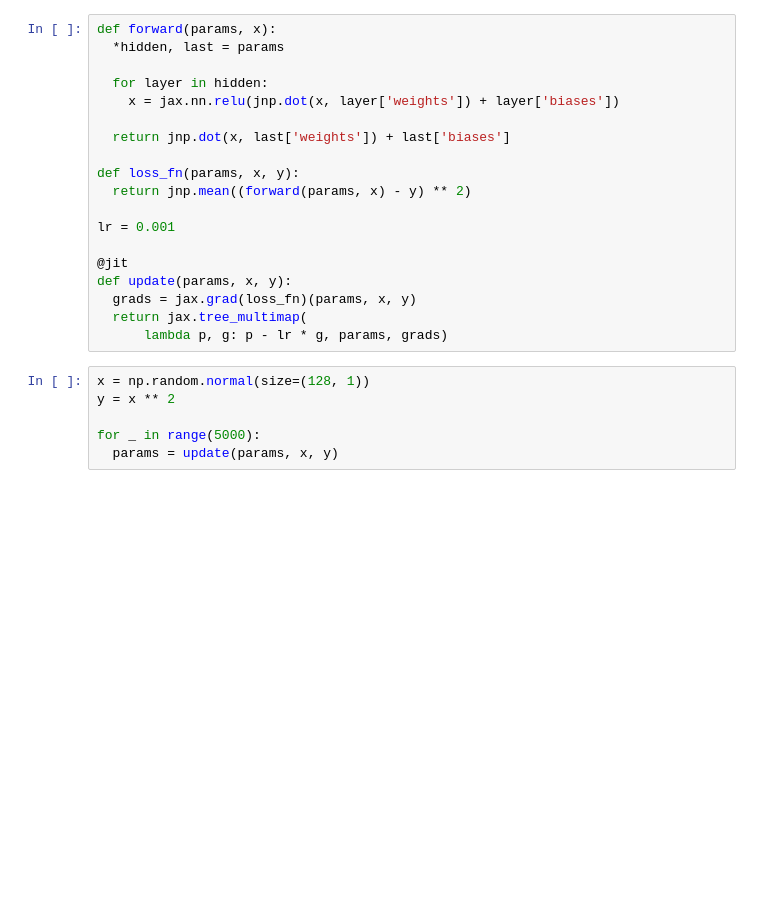
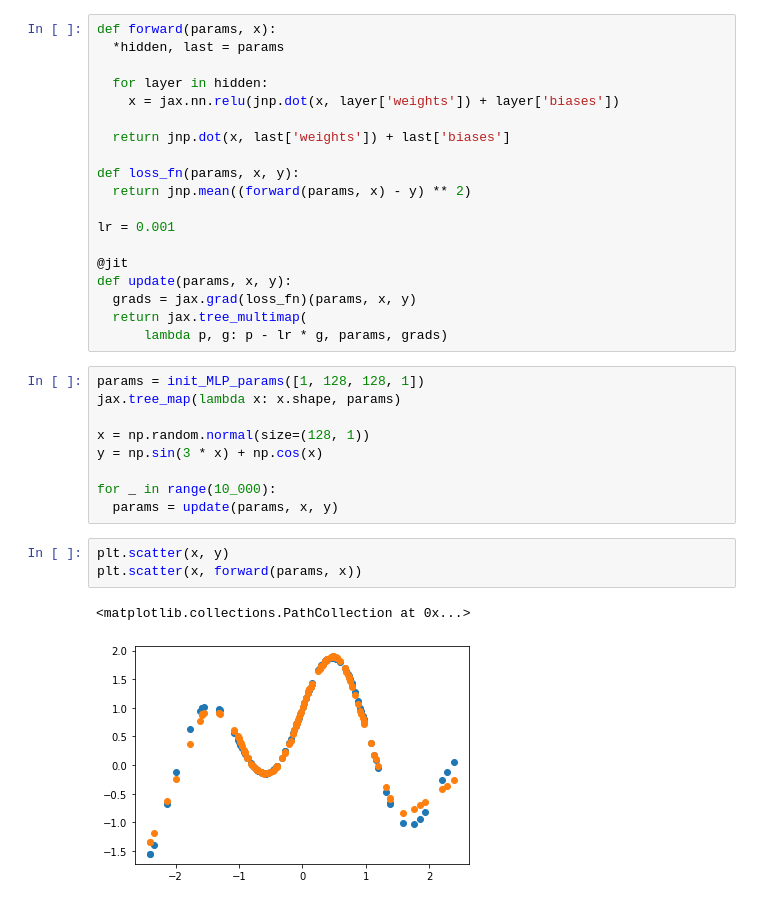
Before and after one commit to kbrezinski/JAX-Practice, a Jupyter notebook: jax_more_advanced.ipynb, the cells around one changed output. Drawn from its saved outputs; the diff is of its cells as text; blank space fills up the shorter version.

```diff
--- a/jax_more_advanced.ipynb
+++ b/jax_more_advanced.ipynb
@@ -126,8 +121,17 @@ def update(params, x, y):
   return jax.tree_multimap(
       lambda p, g: p - lr * g, params, grads)
 # %%
+params = init_MLP_params([1, 128, 128, 1])
+jax.tree_map(lambda x: x.shape, params)
+
 x = np.random.normal(size=(128, 1))
-y = x ** 2
+y = np.sin(3 * x) + np.cos(x)
 
-for _ in range(5000):
+for _ in range(10_000):
   params = update(params, x, y)
+# %%
+plt.scatter(x, y)
+plt.scatter(x, forward(params, x))
+# %% [output]
+<matplotlib.collections.PathCollection at 0x...>
+[figure, added]
```
Also changed, not shown: parts of 9 cells of this notebook.
